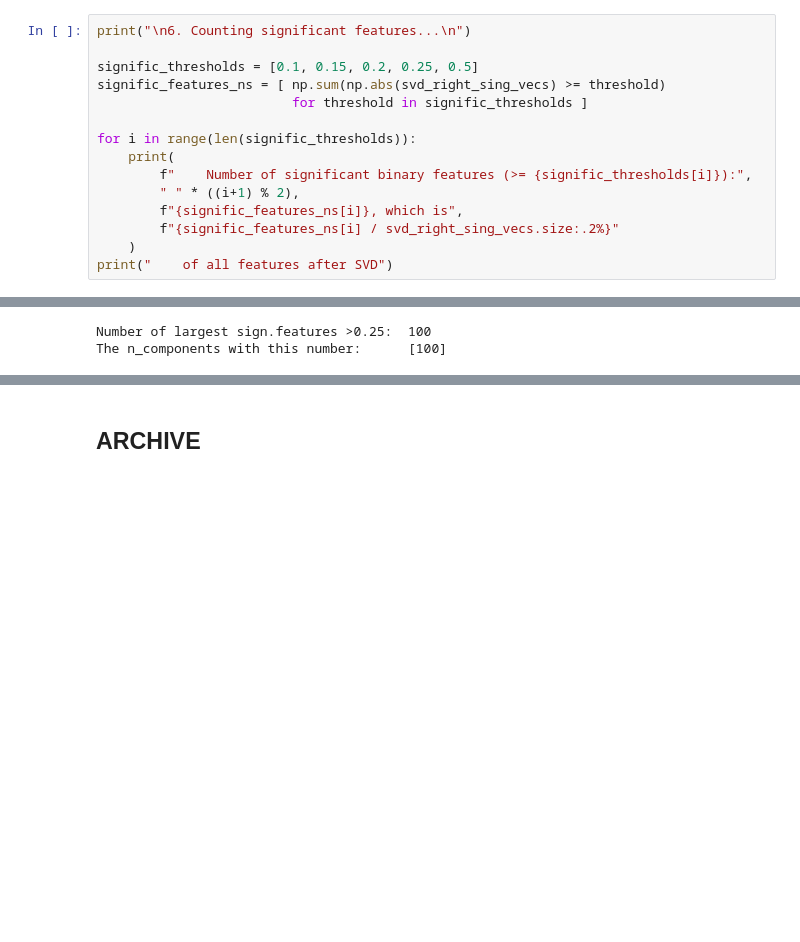
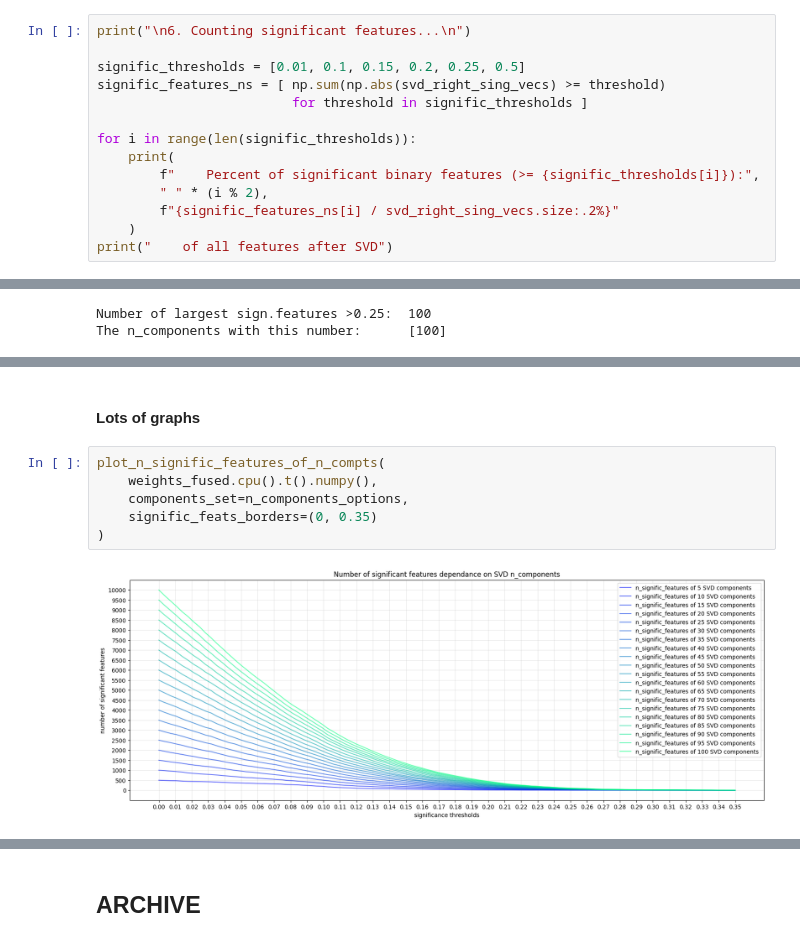
Before and after one commit to Ali-AliAli-Ali/binarize-inverse-interpret, a Jupyter notebook: regnetx_imagenet/bin_features_imagenet_cifar.ipynb, the cells around one changed output, grey strips where cells are left out. Cells and saved outputs as stored; diff of their text form; blank space fills up the shorter version.

```diff
--- a/regnetx_imagenet/bin_features_imagenet_cifar.ipynb
+++ b/regnetx_imagenet/bin_features_imagenet_cifar.ipynb
@@ -684,15 +695,14 @@ plot_heatmap(
 # %%
 print("\n6. Counting significant features...\n")
 
-signific_thresholds = [0.1, 0.15, 0.2, 0.25, 0.5]
+signific_thresholds = [0.01, 0.1, 0.15, 0.2, 0.25, 0.5]
 signific_features_ns = [ np.sum(np.abs(svd_right_sing_vecs) >= threshold)
                          for threshold in signific_thresholds ]
 
 for i in range(len(signific_thresholds)):
     print(
-        f"    Number of significant binary features (>= {signific_thresholds[i]}):",
-        " " * ((i+1) % 2),
-        f"{signific_features_ns[i]}, which is",
+        f"    Percent of significant binary features (>= {signific_thresholds[i]}):",
+        " " * (i % 2),
         f"{signific_features_ns[i] / svd_right_sing_vecs.size:.2%}"
     )
 print("    of all features after SVD")
@@ -891,0 +941,10 @@ The n_components with this number:      [100]
+# %% [markdown]
+#### Lots of graphs
+# %%
+plot_n_signific_features_of_n_compts(
+    weights_fused.cpu().t().numpy(),
+    components_set=n_components_options,
+    signific_feats_borders=(0, 0.35)
+)
+# %% [output]
+[figure, added]
```
Also changed, not shown: parts of 24 cells of this notebook.
